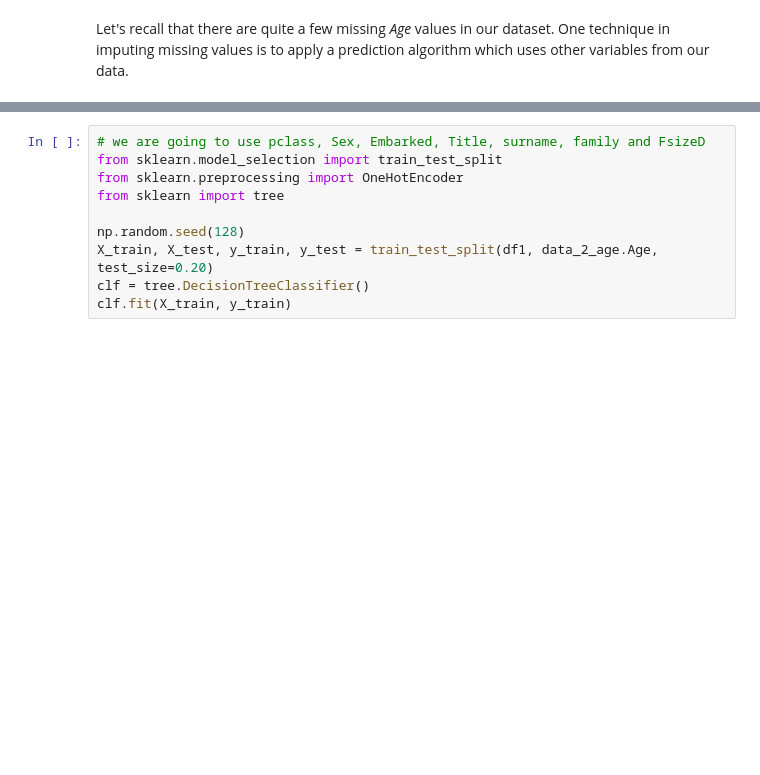
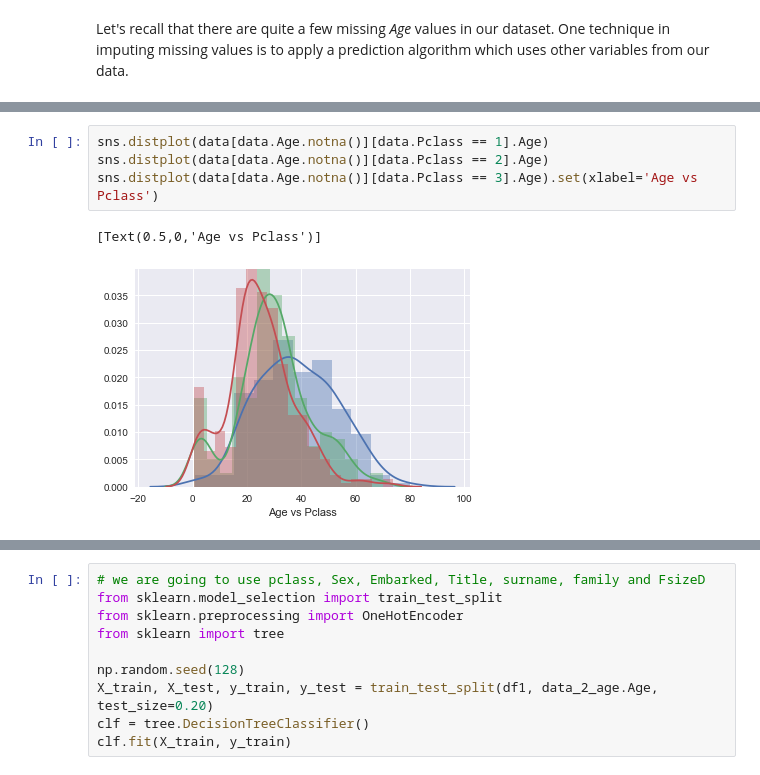
Before and after one commit to vinalyan/Data-Science, a Jupyter notebook: Challenges/kaggle/Titanic.ipynb, the cells around one changed output, grey strips where cells are left out. Drawn from its saved outputs; the diff is of its cells as text; blank space fills up the shorter version.

```diff
--- a/Challenges/kaggle/Titanic.ipynb
+++ b/Challenges/kaggle/Titanic.ipynb
@@ -519,0 +542,7 @@ plot.show()
+# %%
+sns.distplot(data[data.Age.notna()][data.Pclass == 1].Age)
+sns.distplot(data[data.Age.notna()][data.Pclass == 2].Age)
+sns.distplot(data[data.Age.notna()][data.Pclass == 3].Age).set(xlabel='Age vs Pclass')
+# %% [output]
+[Text(0.5,0,'Age vs Pclass')]
+[figure, added]
```
Also changed, not shown: parts of 30 cells of this notebook.
